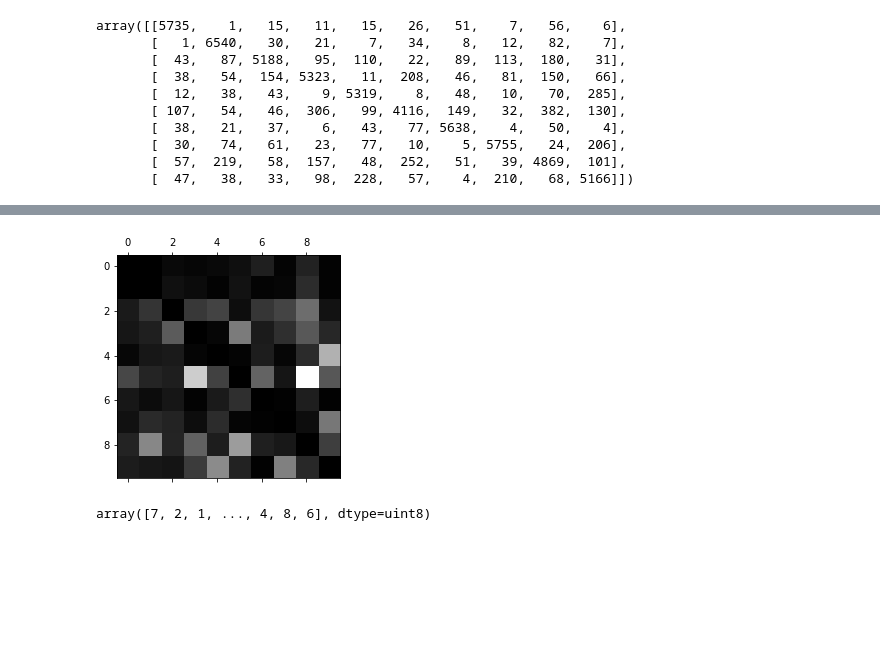
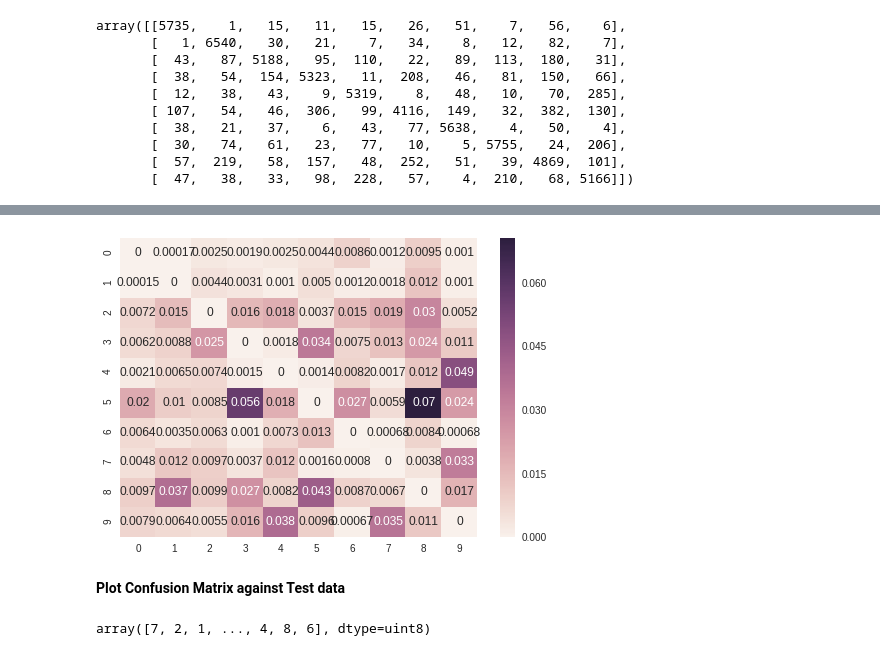
Before and after one commit to girishsg24/Classification-of-Handwritten-Digits-MNIST, a Jupyter notebook: Classification of Handwritten Digits.ipynb, the cells around one changed output, grey strips where cells are left out. Saved outputs shown, nothing was run; the diff lists cells and outputs as text; code cells hidden in the pictures; blank space fills up the shorter version.

```diff
--- a/Classification of Handwritten Digits.ipynb
+++ b/Classification of Handwritten Digits.ipynb
@@ -254,12 +251,14 @@ row_sums = confusionMatrix.sum(axis=1, keepdims=True)
 norm_conf_mx = confusionMatrix / row_sums
 # %%
 import numpy as np
+import seaborn as sns
 np.fill_diagonal(norm_conf_mx, 0)
-plt.matshow(norm_conf_mx, cmap=plt.cm.gray)
-#save_fig("confusion_matrix_errors_plot", tight_layout=False)
-plt.show()
-# %% [output]
-[figure, removed]
+# %%
+ax = sns.heatmap(norm_conf_mx,annot=True)
+# %% [output]
+[figure, added]
+# %% [markdown]
+**Plot Confusion Matrix against Test data**
 # %%
 y_test_pred = log_clf.predict(X_test)
 y_test_pred
```
Also changed, not shown: parts of 29 cells of this notebook.
